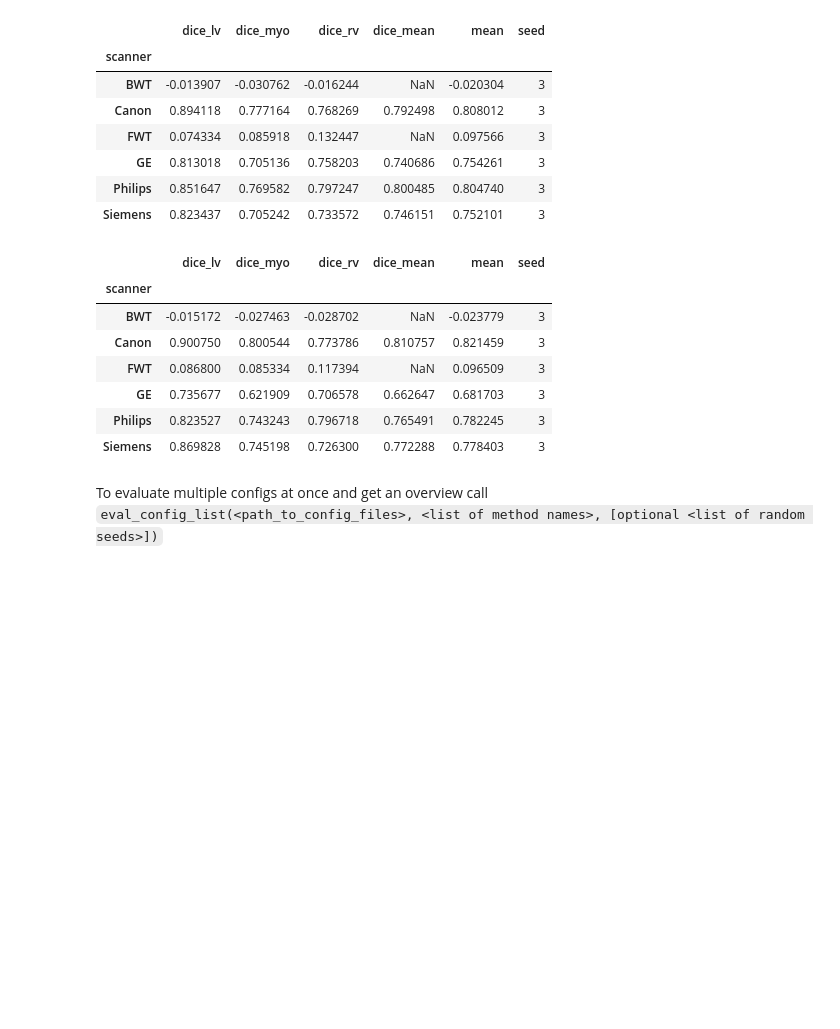
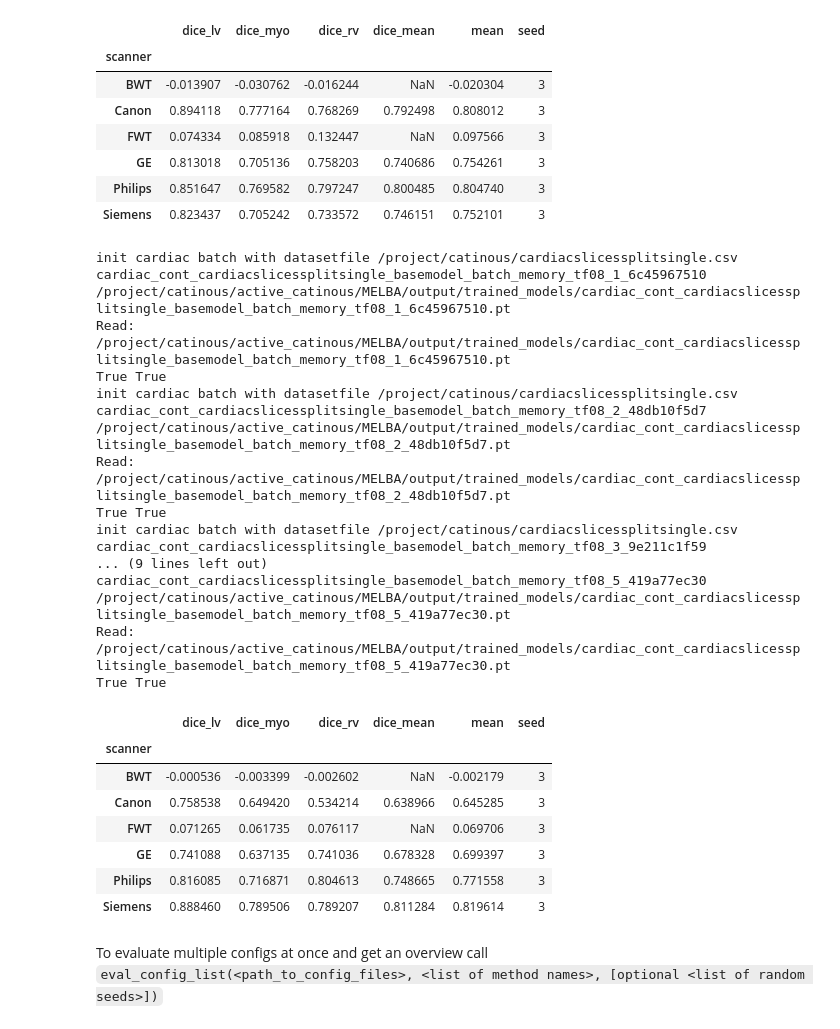
Before and after one commit to cirmuw/casa, a Jupyter notebook: evaluation/cardiac_evaluation.ipynb, the cells around one changed output. Drawn from its saved outputs; the diff is of its cells as text; code cells hidden in the pictures; blank space fills up the shorter version.

Commit message:
update memory saving

```diff
--- a/evaluation/cardiac_evaluation.ipynb
+++ b/evaluation/cardiac_evaluation.ipynb
@@ -174,16 +202,33 @@ True True
 | Philips | 0.851647 | 0.769582 | 0.797247 | 0.800485 | 0.804740 | 3 |
 | Siemens | 0.823437 | 0.705242 | 0.733572 | 0.746151 | 0.752101 | 3 |
 # %%
-eval_config('../training_configs/cardiac_uncertainty_5.yml', seeds=[1, 2, 3, 4, 5]).groupby('scanner').mean()
+eval_config('../training_configs/cardiac_uncertainty_8.yml', seeds=[1, 2, 3, 4, 5]).groupby('scanner').mean()
 # %% [output]
+init cardiac batch with datasetfile /project/catinous/cardiacslicessplitsingle.csv
+cardiac_cont_cardiacslicessplitsingle_basemodel_batch_memory_tf08_1_6c45967510
+/project/catinous/active_catinous/MELBA/output/trained_models/cardiac_cont_cardiacslicessplitsingle_basemodel_batch_memory_tf08_1_6c45967510.pt
+Read: /project/catinous/active_catinous/MELBA/output/trained_models/cardiac_cont_cardiacslicessplitsingle_basemodel_batch_memory_tf08_1_6c45967510.pt
+True True
+init cardiac batch with datasetfile /project/catinous/cardiacslicessplitsingle.csv
+cardiac_cont_cardiacslicessplitsingle_basemodel_batch_memory_tf08_2_48db10f5d7
+/project/catinous/active_catinous/MELBA/output/trained_models/cardiac_cont_cardiacslicessplitsingle_basemodel_batch_memory_tf08_2_48db10f5d7.pt
+Read: /project/catinous/active_catinous/MELBA/output/trained_models/cardiac_cont_cardiacslicessplitsingle_basemodel_batch_memory_tf08_2_48db10f5d7.pt
+True True
+init cardiac batch with datasetfile /project/catinous/cardiacslicessplitsingle.csv
+cardiac_cont_cardiacslicessplitsingle_basemodel_batch_memory_tf08_3_9e211c1f59
+... (9 lines left out)
+cardiac_cont_cardiacslicessplitsingle_basemodel_batch_memory_tf08_5_419a77ec30
+/project/catinous/active_catinous/MELBA/output/trained_models/cardiac_cont_cardiacslicessplitsingle_basemodel_batch_memory_tf08_5_419a77ec30.pt
+Read: /project/catinous/active_catinous/MELBA/output/trained_models/cardiac_cont_cardiacslicessplitsingle_basemodel_batch_memory_tf08_5_419a77ec30.pt
+True True
 |  | dice_lv | dice_myo | dice_rv | dice_mean | mean | seed |
 | scanner |  |  |  |  |  |  |
-| BWT | -0.015172 | -0.027463 | -0.028702 | NaN | -0.023779 | 3 |
-| Canon | 0.900750 | 0.800544 | 0.773786 | 0.810757 | 0.821459 | 3 |
-| FWT | 0.086800 | 0.085334 | 0.117394 | NaN | 0.096509 | 3 |
-| GE | 0.735677 | 0.621909 | 0.706578 | 0.662647 | 0.681703 | 3 |
-| Philips | 0.823527 | 0.743243 | 0.796718 | 0.765491 | 0.782245 | 3 |
-| Siemens | 0.869828 | 0.745198 | 0.726300 | 0.772288 | 0.778403 | 3 |
+| BWT | -0.000536 | -0.003399 | -0.002602 | NaN | -0.002179 | 3 |
+| Canon | 0.758538 | 0.649420 | 0.534214 | 0.638966 | 0.645285 | 3 |
+| FWT | 0.071265 | 0.061735 | 0.076117 | NaN | 0.069706 | 3 |
+| GE | 0.741088 | 0.637135 | 0.741036 | 0.678328 | 0.699397 | 3 |
+| Philips | 0.816085 | 0.716871 | 0.804613 | 0.748665 | 0.771558 | 3 |
+| Siemens | 0.888460 | 0.789506 | 0.789207 | 0.811284 | 0.819614 | 3 |
 # %% [markdown]
 To evaluate multiple configs at once and get an overview call `eval_config_list(<path_to_config_files>, <list of method names>, [optional <list of random seeds>])`
 # %%
```
Also changed, not shown: parts of 4 cells of this notebook, 11 other files.
